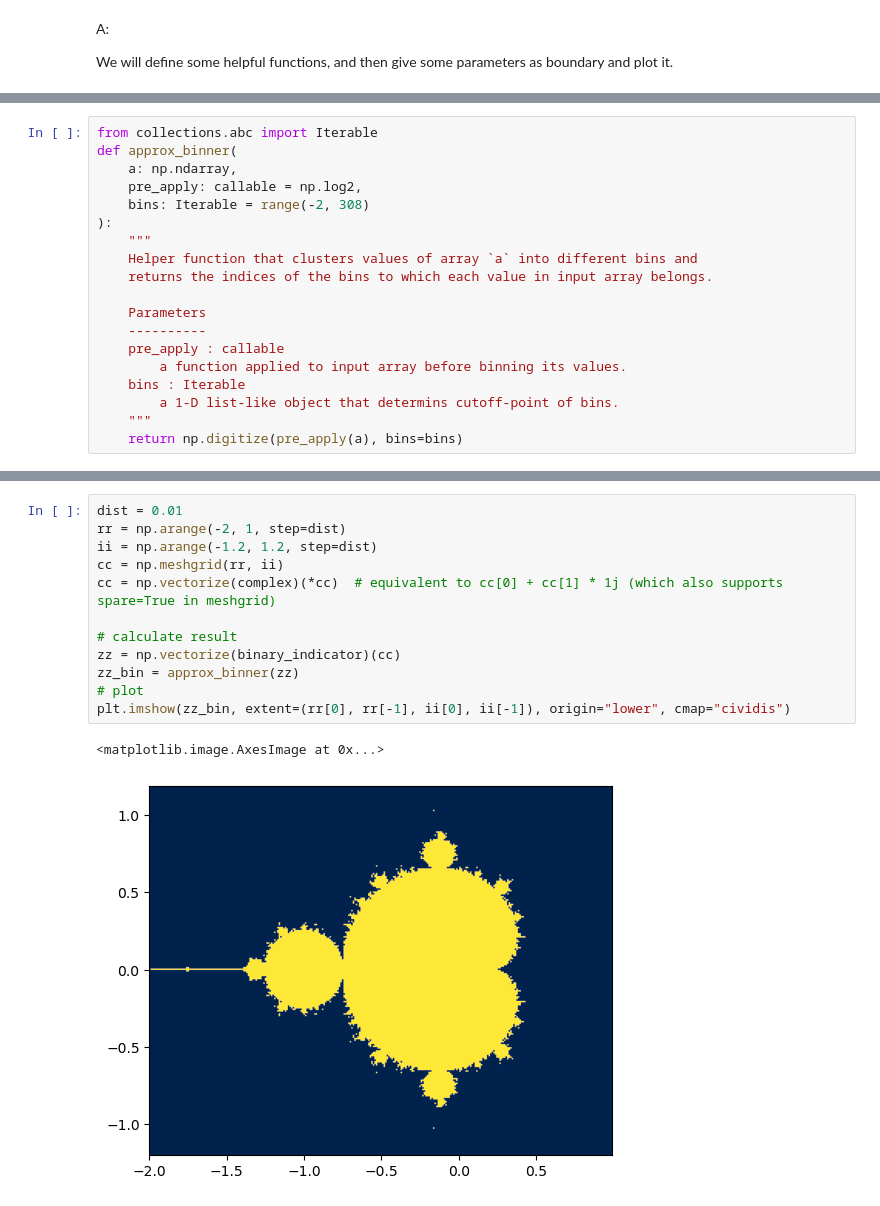
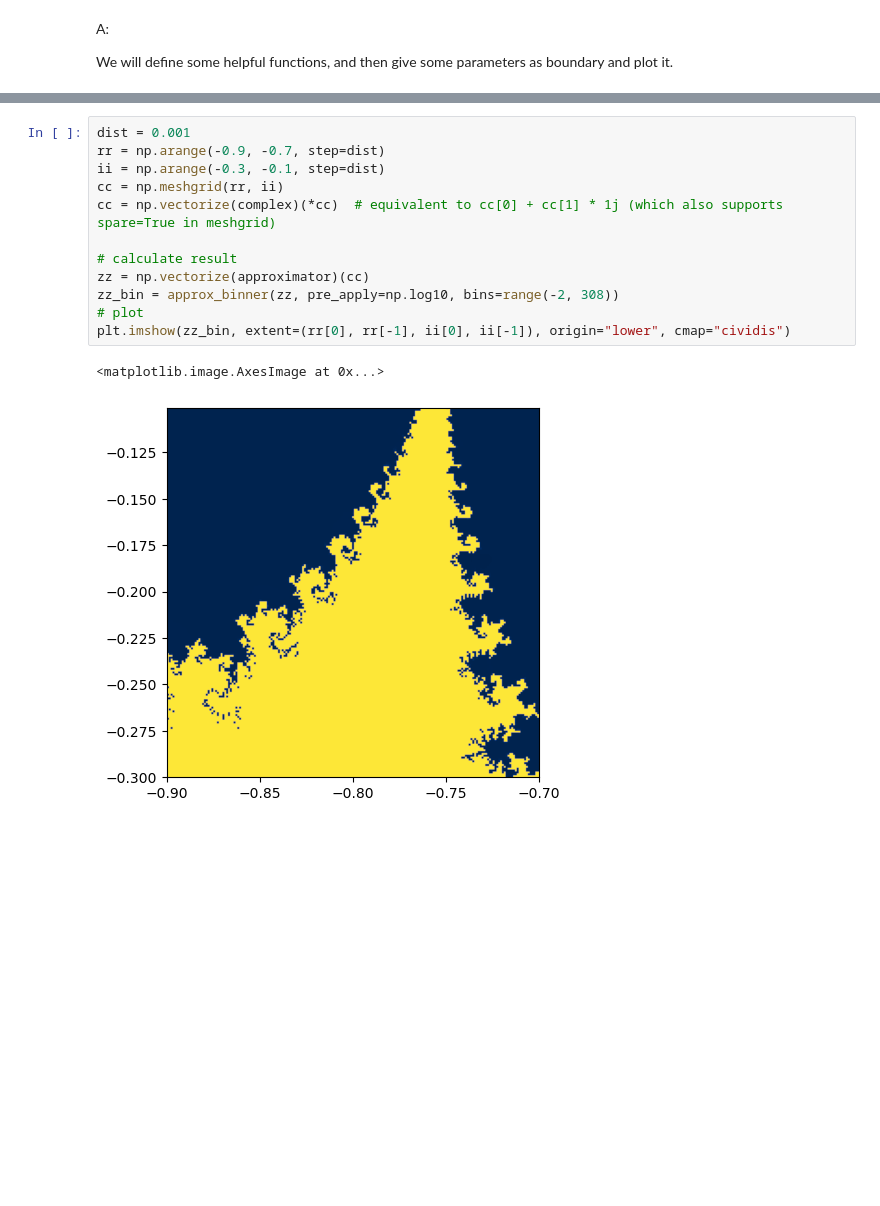
Before and after one commit to wkCircle/notebooks_articles, a Jupyter notebook: notebooks/physics-math/complex_numbers_and_mandelbrot_set.ipynb, the cells around one changed output, grey strips where cells are left out. Saved outputs shown, nothing was run; the diff lists cells and outputs as text; blank space fills up the shorter version.

```diff
--- a/notebooks/physics-math/complex_numbers_and_mandelbrot_set.ipynb
+++ b/notebooks/physics-math/complex_numbers_and_mandelbrot_set.ipynb
@@ -190,22 +219,3 @@ def binary_indicator(c: complex, max_k: int = 50, threshold: float = 100) -> boo
           where k=0, 1,... max_k, is bounded or not.
     """
     return approximator(c, max_k) <= threshold
-# %%
-from collections.abc import Iterable
-def approx_binner(
-    a: np.ndarray,
-    pre_apply: callable = np.log2,
-    bins: Iterable = range(-2, 308)
-):
-    """
-    Helper function that clusters values of array `a` into different bins and
-    returns the indices of the bins to which each value in input array belongs.
-
-    Parameters
-    ----------
-    pre_apply : callable
-        a function applied to input array before binning its values.
-    bins : Iterable
-        a 1-D list-like object that determins cutoff-point of bins.
-    """
-    return np.digitize(pre_apply(a), bins=bins)
@@ -212,16 +243,16 @@ def approx_binner(
 # %%
-dist = 0.01
-rr = np.arange(-2, 1, step=dist)
-ii = np.arange(-1.2, 1.2, step=dist)
+dist = 0.001
+rr = np.arange(-0.9, -0.7, step=dist)
+ii = np.arange(-0.3, -0.1, step=dist)
 cc = np.meshgrid(rr, ii)
 cc = np.vectorize(complex)(*cc)  # equivalent to cc[0] + cc[1] * 1j (which also supports spare=True in meshgrid)
 
 # calculate result
-zz = np.vectorize(binary_indicator)(cc)
-zz_bin = approx_binner(zz)
+zz = np.vectorize(approximator)(cc)
+zz_bin = approx_binner(zz, pre_apply=np.log10, bins=range(-2, 308))
 # plot
 plt.imshow(zz_bin, extent=(rr[0], rr[-1], ii[0], ii[-1]), origin="lower", cmap="cividis")
 # %% [output]
 <matplotlib.image.AxesImage at 0x...>
-[figure, old version]
+[figure, new version]
 # %%
```
Also changed, not shown: parts of 6 cells of this notebook.
